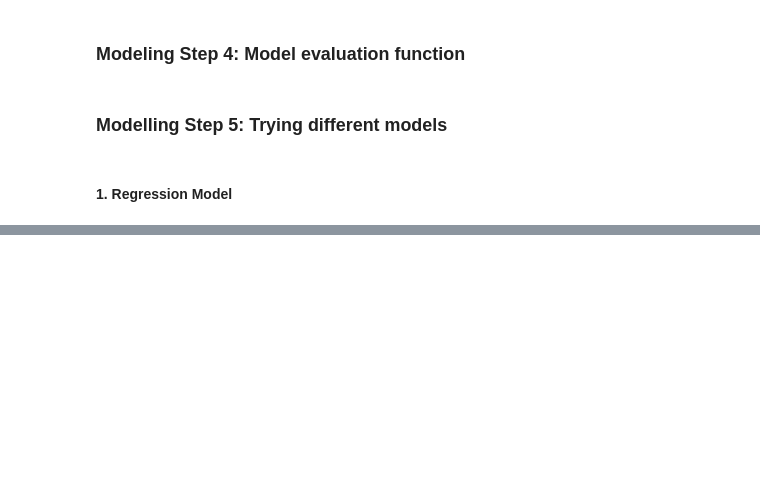
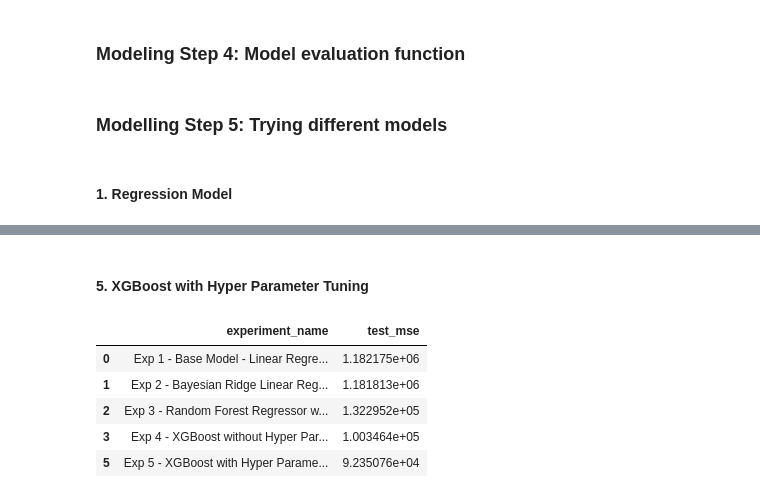
Before and after one commit to vishawjeetd/Traffic-Volume-Predictor, a Jupyter notebook: src/traffic-volume-prediction.ipynb, the cells around one changed output, grey strips where cells are left out. Saved outputs shown, nothing was run; the diff lists cells and outputs as text; code cells hidden in the pictures; blank space fills up the shorter version.

```diff
--- a/src/traffic-volume-prediction.ipynb
+++ b/src/traffic-volume-prediction.ipynb
@@ -1327,0 +866,16 @@ experiment_tracker
+# %%
+import xgboost as xgb
+
+# Create an XGBoost regressor
+xgb_model = xgb.XGBRegressor(objective='reg:squarederror', n_estimators=100, random_state=42)
+
+# Train the model
+xgb_model.fit(X_train, y_train)
+
+exp_result=evaluate_model("Exp 4 - XGBoost without Hyper Parameter Tuning",
+                                    xgb_model,
+                                    X_test, y_test) # conducting experiment
+
+# tracking experiment
+experiment_tracker= pd.concat([experiment_tracker, exp_result], ignore_index=True)
+experiment_tracker
@@ -1327,0 +888,38 @@ experiment_tracker
+# %% [markdown]
+#### 5. XGBoost with Hyper Parameter Tuning
+# %%
+import xgboost as xgb
+from sklearn.model_selection import GridSearchCV
+
+# Create an XGBoost regressor
+xgb_model = xgb.XGBRegressor(objective='reg:squarederror', random_state=42)
+
+# Define the parameter grid for hyperparameter tuning
+param_grid = {
+    'n_estimators': [100, 200, 300],
+    'max_depth': [3, 5, 7],
+    'learning_rate': [0.1, 0.01, 0.001]
+}
+
+# Perform GridSearchCV for hyperparameter tuning
+grid_search = GridSearchCV(estimator=xgb_model, param_grid=param_grid, cv=5, scoring='neg_mean_squared_error')
+grid_search.fit(X_train, y_train)
+
+# Get the best hyperparameters and corresponding model
+best_params = grid_search.best_params_
+best_xgb_model = grid_search.best_estimator_
+
+exp_result=evaluate_model("Exp 5 - XGBoost with Hyper Parameter Tuning",
+                                    best_xgb_model,
+                                    X_test, y_test) # conducting experiment
+
+# tracking experiment
+experiment_tracker= pd.concat([experiment_tracker, exp_result], ignore_index=True)
+experiment_tracker
+# %% [output]
+|  | experiment_name | test_mse |
+| 0 | Exp 1 - Base Model - Linear Regre... | 1.182175e+06 |
+| 1 | Exp 2 - Bayesian Ridge Linear Reg... | 1.181813e+06 |
+| 2 | Exp 3 - Random Forest Regressor w... | 1.322952e+05 |
+| 3 | Exp 4 - XGBoost without Hyper Par... | 1.003464e+05 |
+| 5 | Exp 5 - XGBoost with Hyper Parame... | 9.235076e+04 |
```
Also changed, not shown: parts of 68 cells of this notebook, 5 other files.
